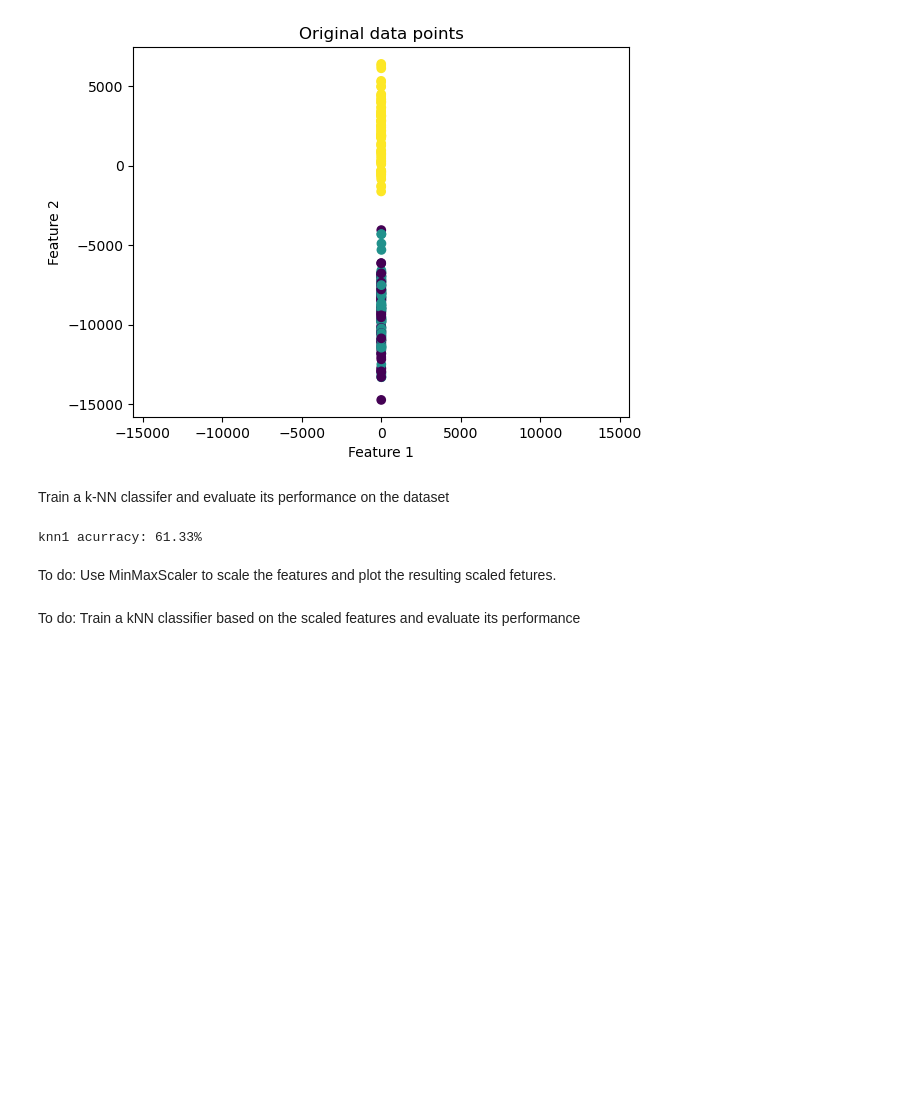
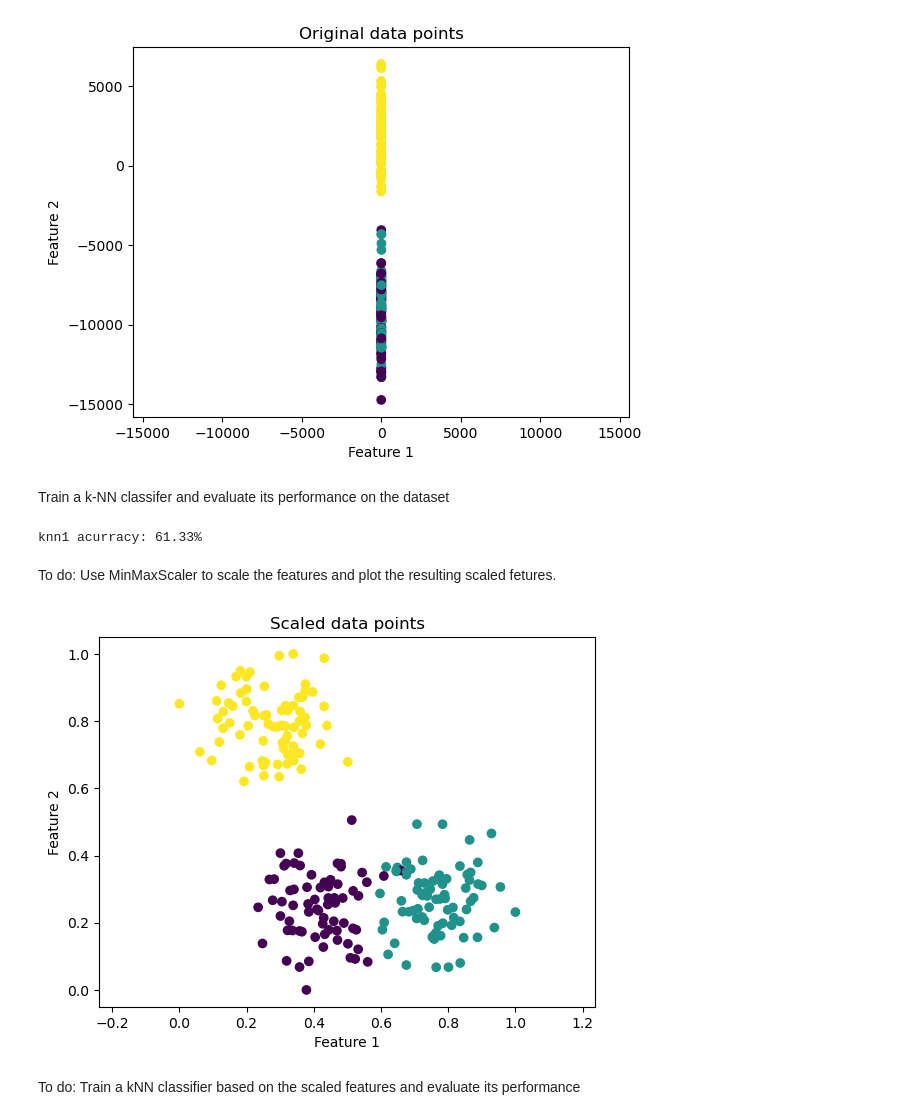
Before and after one commit to wooihaw/pai_mar2023, a Jupyter notebook: Part_2/handson_2/handson_2b.ipynb, the cells around one changed output. Saved outputs shown, nothing was run; the diff lists cells and outputs as text; code cells hidden in the pictures; blank space fills up the shorter version.

```diff
--- a/Part_2/handson_2/handson_2b.ipynb
+++ b/Part_2/handson_2/handson_2b.ipynb
@@ -38,7 +38,18 @@ To do: Use MinMaxScaler to scale the features and plot the resulting scaled fetu
 # %%
 from sklearn.preprocessing import MinMaxScaler
 scl = MinMaxScaler()
 X2_train = scl.fit_transform(X1_train)
 X2_test = scl.transform(X1_test)
+
+xx = X2_train[:, 0]
+yy = X2_train[:, 1]
+plt.scatter(xx, yy, c=y_train)
+plt.xlabel('Feature 1')
+plt.ylabel('Feature 2')
+plt.title('Scaled data points')
+plt.axis('equal')
+plt.show()
+# %% [output]
+[figure, added]
 # %% [markdown]
 To do: Train a kNN classifier based on the scaled features and evaluate its performance
```
Also changed, not shown: parts of 1 cell of this notebook.
